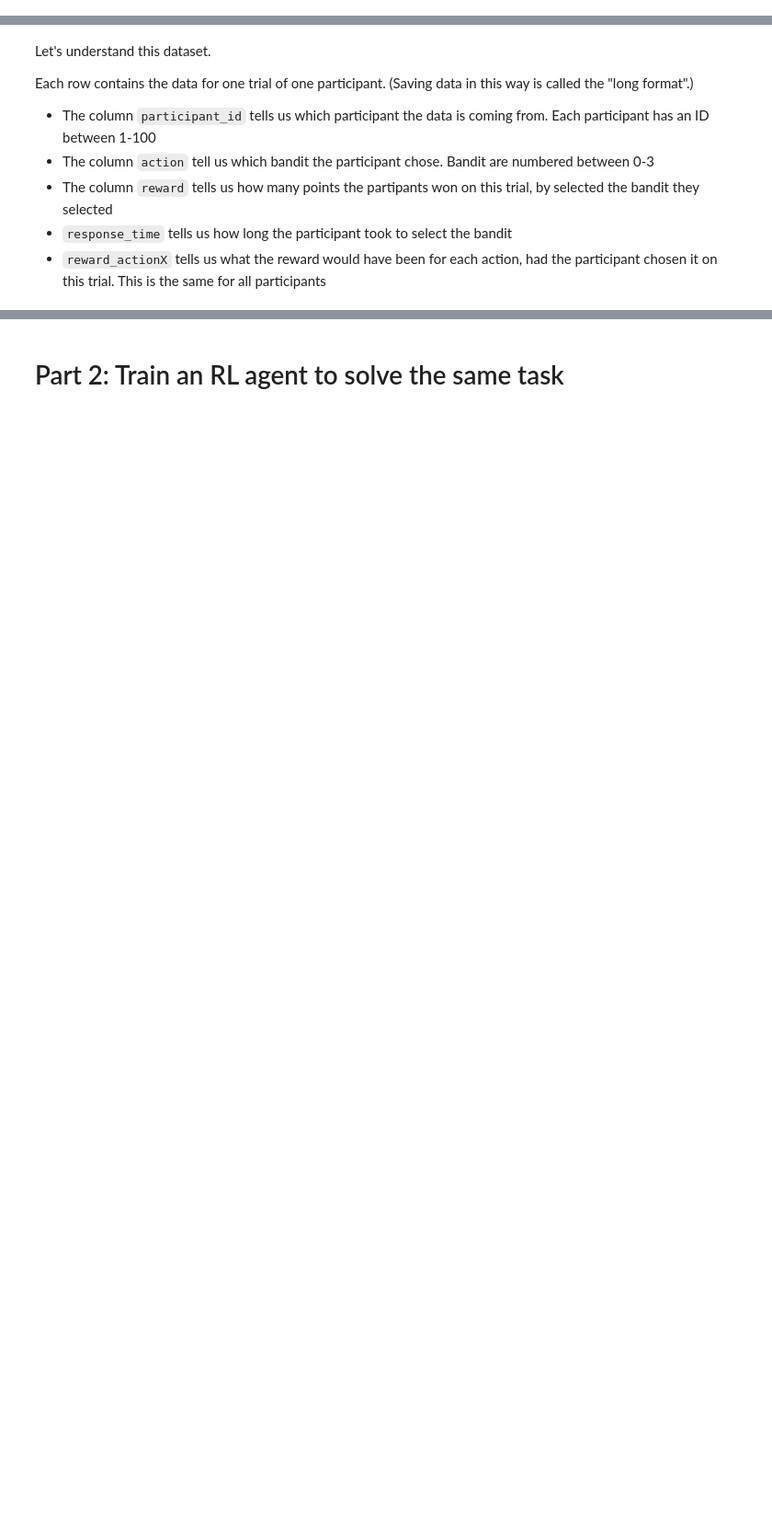
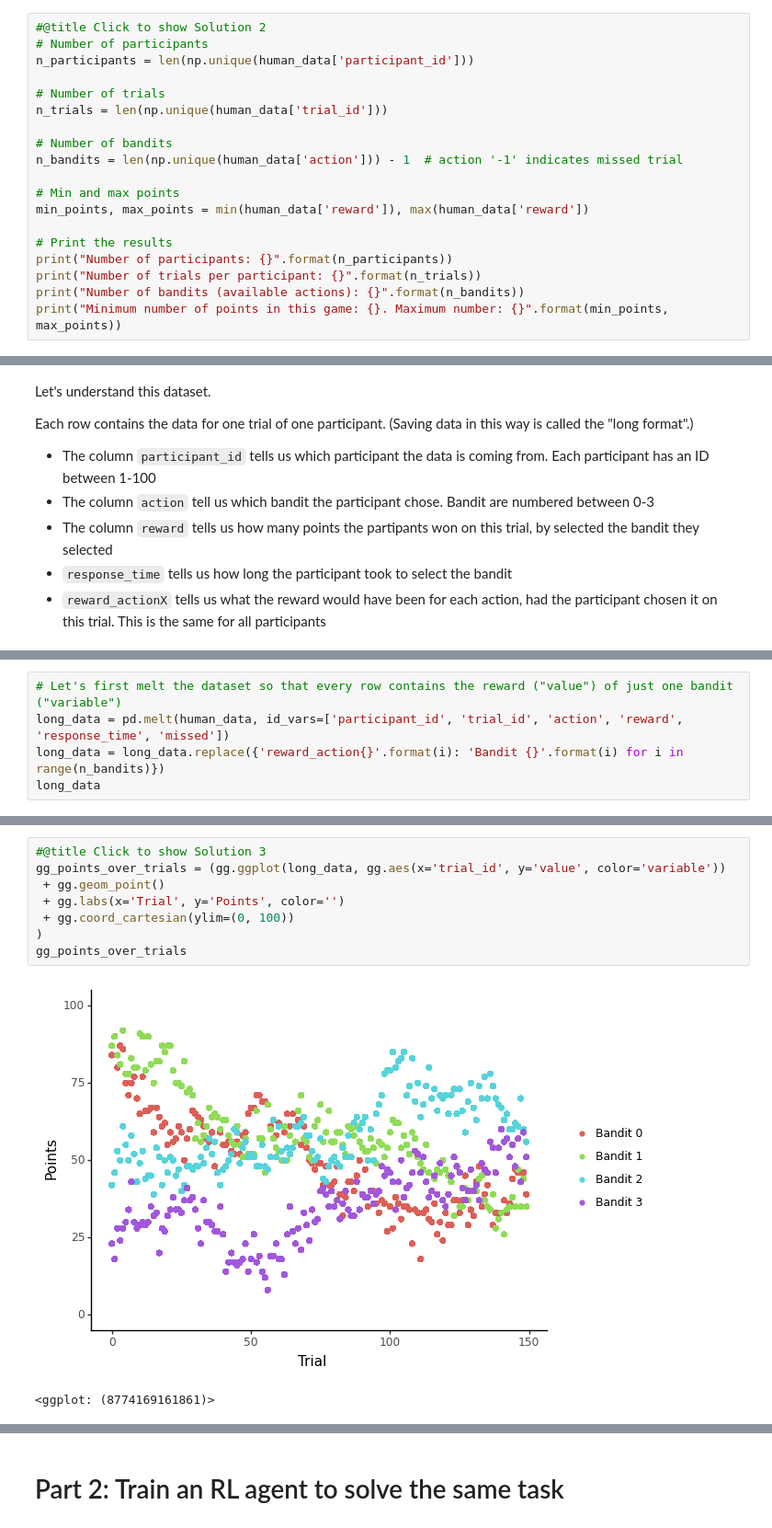
Before and after one commit to trendinafrica/TReND-CaMinA, a Jupyter notebook: notebooks/23-Friday/CognitiveModeling.ipynb, the cells around one changed output, grey strips where cells are left out. Shown at 92% size. Cells and saved outputs as stored; diff of their text form; blank space fills up the shorter version.

```diff
--- a/notebooks/23-Friday/CognitiveModeling.ipynb
+++ b/notebooks/23-Friday/CognitiveModeling.ipynb
@@ -69,0 +115,19 @@ KeyError: ignored
+# %%
+#@title Click to show Solution 2
+# Number of participants
+n_participants = len(np.unique(human_data['participant_id']))
+
+# Number of trials
+n_trials = len(np.unique(human_data['trial_id']))
+
+# Number of bandits
+n_bandits = len(np.unique(human_data['action'])) - 1  # action '-1' indicates missed trial
+
+# Min and max points
+min_points, max_points = min(human_data['reward']), max(human_data['reward'])
+
+# Print the results
+print("Number of participants: {}".format(n_participants))
+print("Number of trials per participant: {}".format(n_trials))
+print("Number of bandits (available actions): {}".format(n_bandits))
+print("Minimum number of points in this game: {}. Maximum number: {}".format(min_points, max_points))
@@ -92,0 +157,5 @@ SyntaxError: ignored
+# %%
+# Let's first melt the dataset so that every row contains the reward ("value") of just one bandit ("variable")
+long_data = pd.melt(human_data, id_vars=['participant_id', 'trial_id', 'action', 'reward', 'response_time', 'missed'])
+long_data = long_data.replace({'reward_action{}'.format(i): 'Bandit {}'.format(i) for i in range(n_bandits)})
+long_data
@@ -92,0 +184,11 @@ SyntaxError: ignored
+# %%
+#@title Click to show Solution 3
+gg_points_over_trials = (gg.ggplot(long_data, gg.aes(x='trial_id', y='value', color='variable'))
+ + gg.geom_point()
+ + gg.labs(x='Trial', y='Points', color='')
+ + gg.coord_cartesian(ylim=(0, 100))
+)
+gg_points_over_trials
+# %% [output]
+[figure, added]
+<ggplot: (8774169161861)>
```
Also changed, not shown: parts of 28 cells of this notebook.
